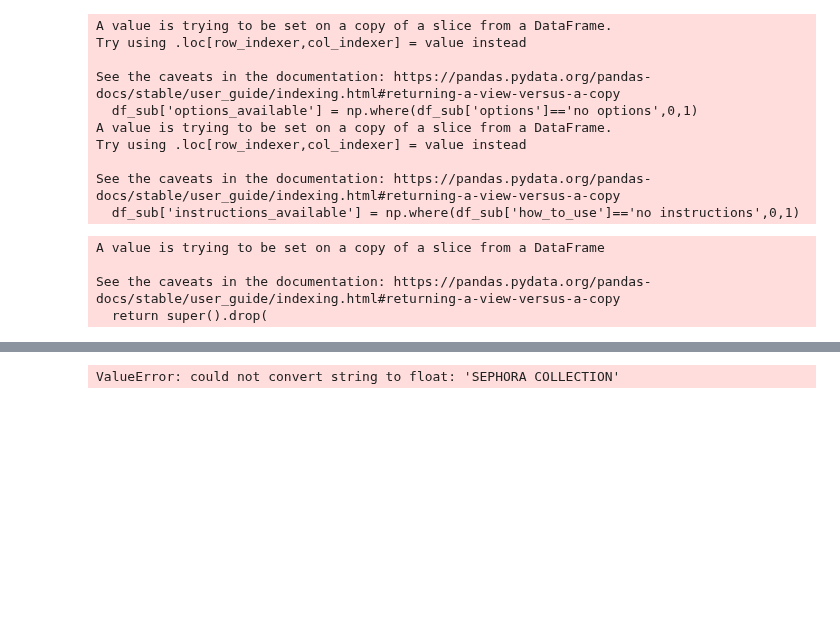
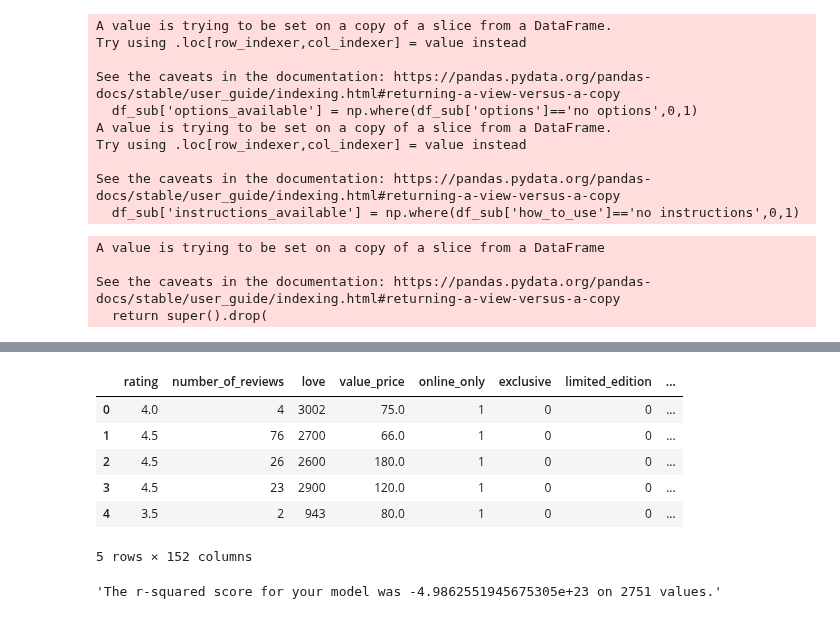
Before and after one commit to Astha0024/Data-Scientist-Nanodegree---Udacity, a Jupyter notebook: Data Science/Project/Sephora.ipynb, the cells around one changed output, grey strips where cells are left out. Drawn from its saved outputs; the diff is of its cells as text; code cells hidden in the pictures; blank space fills up the shorter version.

```diff
--- a/Data Science/Project/Sephora.ipynb
+++ b/Data Science/Project/Sephora.ipynb
@@ -208,0 +216,28 @@ df_sub.head()
+# %%
+# When we encode categorical variables, nan would get encoded as 0
+# unless we specify an argument for nan to have its own column
+
+def create_dummy_df(df, cat_cols, dummy_na):
+    '''
+    INPUT:
+    df - pandas dataframe with categorical variables you want to dummy
+    cat_cols - list of strings that are associated with names of the categorical columns
+    dummy_na - Bool holding whether you want to dummy NA vals of categorical columns or not
+
+    OUTPUT:
+    df - a new dataframe that has the following characteristics:
+            1. contains all columns that were not specified as categorical
+            2. removes all the original columns in cat_cols
+            3. dummy columns for each of the categorical columns in cat_cols
+            4. if dummy_na is True - it also contains dummy columns for the NaN values
+            5. Use a prefix of the column name with an underscore (_) for separating
+    '''
+    for col in cat_cols:
+        try:
+            df=pd.concat([df.drop(col,axis=1),\
+            pd.get_dummies(df[col], dummy_na=dummy_na, drop_first=True, prefix=col, prefix_sep='_')],\
+                     axis=1)
+        except:
+            continue
+
+    return df
@@ -209,7 +254,17 @@ df_sub.head()
+# %%
+df_new.head()
+# %% [output]
+|  | rating | number_of_reviews | love | value_price | online_only | exclusive | limited_edition | ... |
+| 0 | 4.0 | 4 | 3002 | 75.0 | 1 | 0 | 0 | ... |
+| 1 | 4.5 | 76 | 2700 | 66.0 | 1 | 0 | 0 | ... |
+| 2 | 4.5 | 26 | 2600 | 180.0 | 1 | 0 | 0 | ... |
+| 3 | 4.5 | 23 | 2900 | 120.0 | 1 | 0 | 0 | ... |
+| 4 | 3.5 | 2 | 943 | 80.0 | 1 | 0 | 0 | ... |
+5 rows × 152 columns
 # %%
 #Split into explanatory and response variables
-X = df_sub.loc[:,~df_sub.columns.isin(['love'])]
-y = df_sub['love']
+X = df_new.loc[:,~df_new.columns.isin(['love'])]
+y = df_new['love']
 
 #Split into train and test
 X_train, X_test, y_train, y_test = train_test_split(X, y, test_size = .30, random_state=22)
@@ -227,4 +282,4 @@ length_y_test = len(y_test) #num in y_test
 
 "The r-squared score for your model was {} on {} values.".format(rsquared_score, length_y_test)
 # %% [output]
-ValueError: could not convert string to float: 'SEPHORA COLLECTION'
+'The r-squared score for your model was -4.9862551945675305e+23 on 2751 values.'
```
Also changed, not shown: parts of 5 cells of this notebook.
